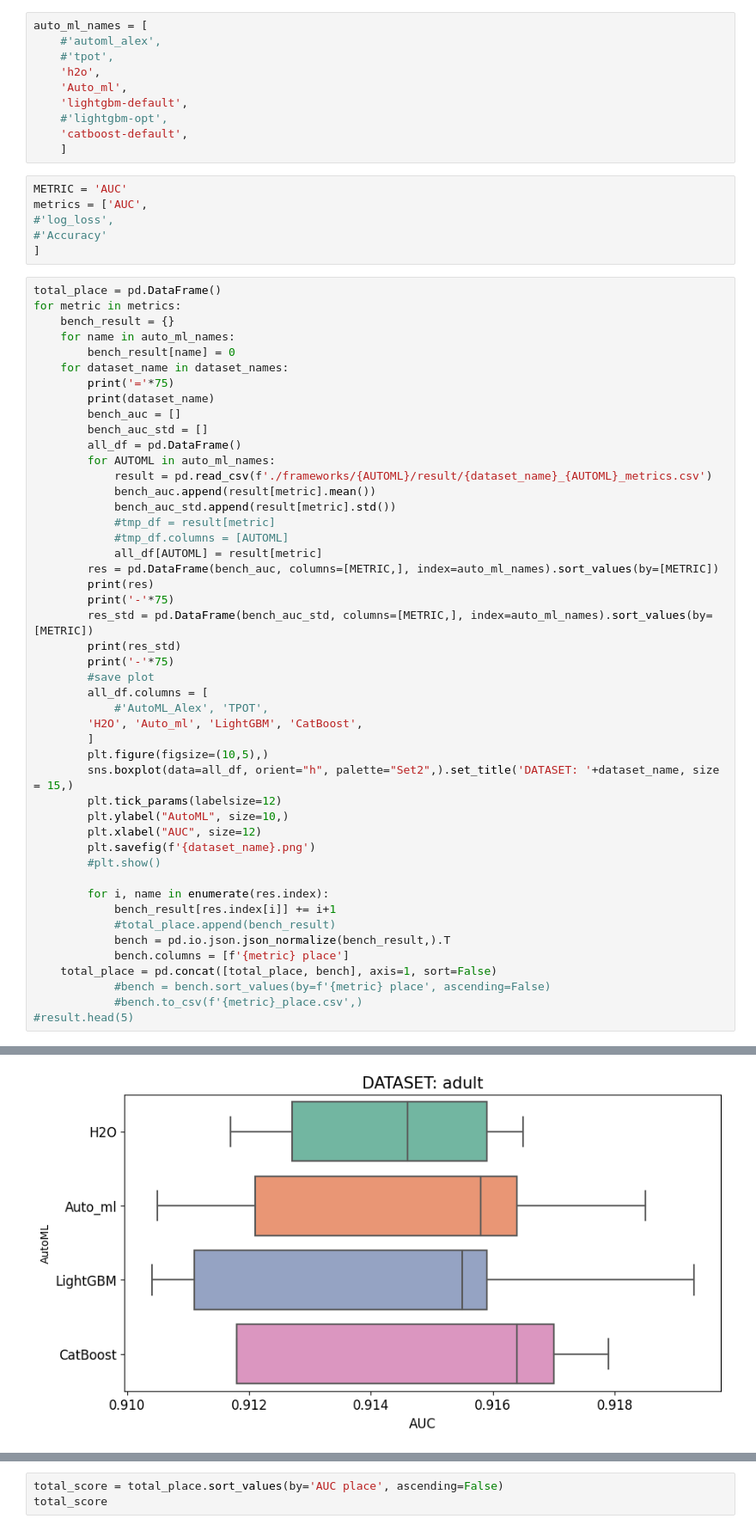
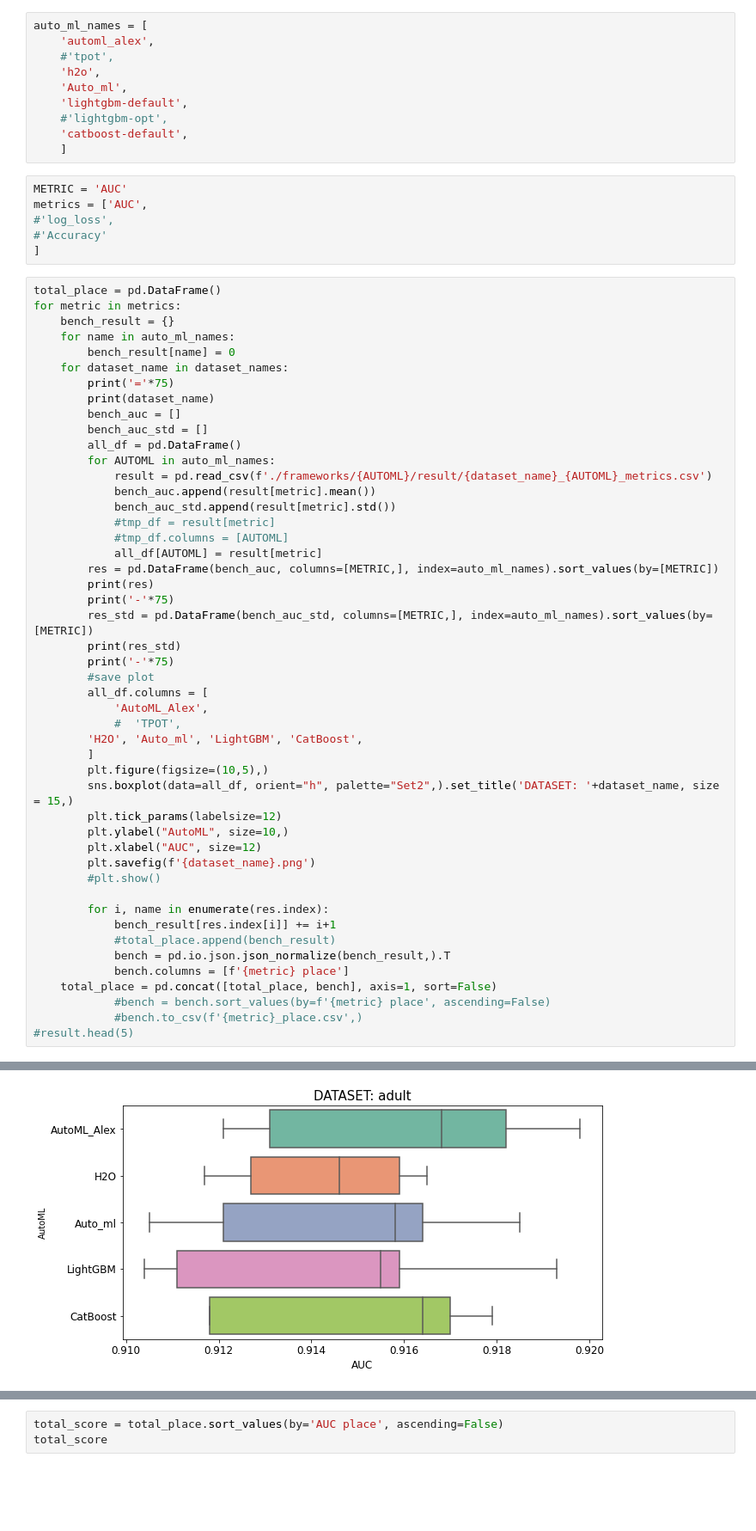
Before and after one commit to Alex-Lekov/AutoML-Benchmark, a Jupyter notebook: binary-classification/bench_v1.ipynb, the cells around one changed output, grey strips where cells are left out. Shown: that part at 86% size. Drawn from its saved outputs; the diff is of its cells as text; blank space fills up the shorter version.

```diff
--- a/binary-classification/bench_v1.ipynb
+++ b/binary-classification/bench_v1.ipynb
@@ -17,7 +17,7 @@ dataset_names = [
          ]
 # %%
 auto_ml_names = [
-    #'automl_alex',
+    'automl_alex',
     #'tpot',
     'h2o',
     'Auto_ml',
@@ -58,7 +58,8 @@ for metric in metrics:
         print('-'*75)
         #save plot
         all_df.columns = [
-            #'AutoML_Alex', 'TPOT',
+            'AutoML_Alex',
+            #  'TPOT',
         'H2O', 'Auto_ml', 'LightGBM', 'CatBoost',
         ]
         plt.figure(figsize=(10,5),)
@@ -95,5 +96,5 @@ Auto_ml           0.003276
 lightgbm-default  0.024610
 Auto_ml           0.026719
 h2o               0.038042
 ---------------------------------------------------------------------------
-[figure, old version]
+[figure, new version]
```
Also changed, not shown: parts of 1 cell of this notebook, 13 other files.
